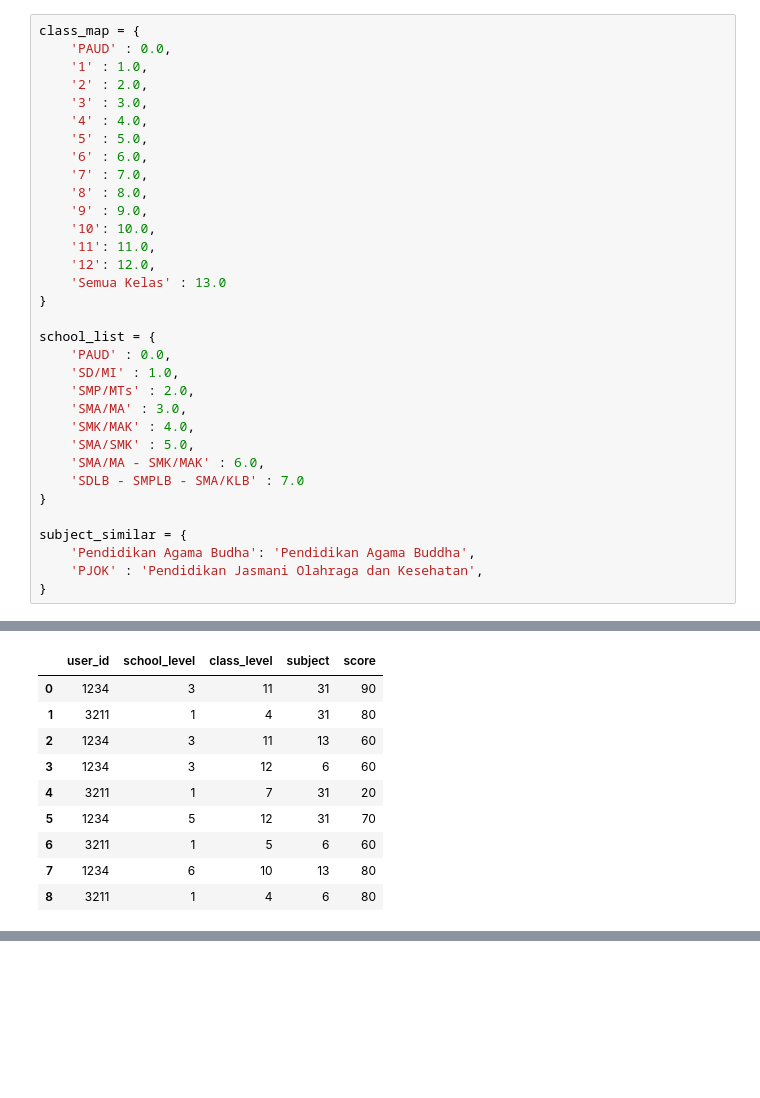
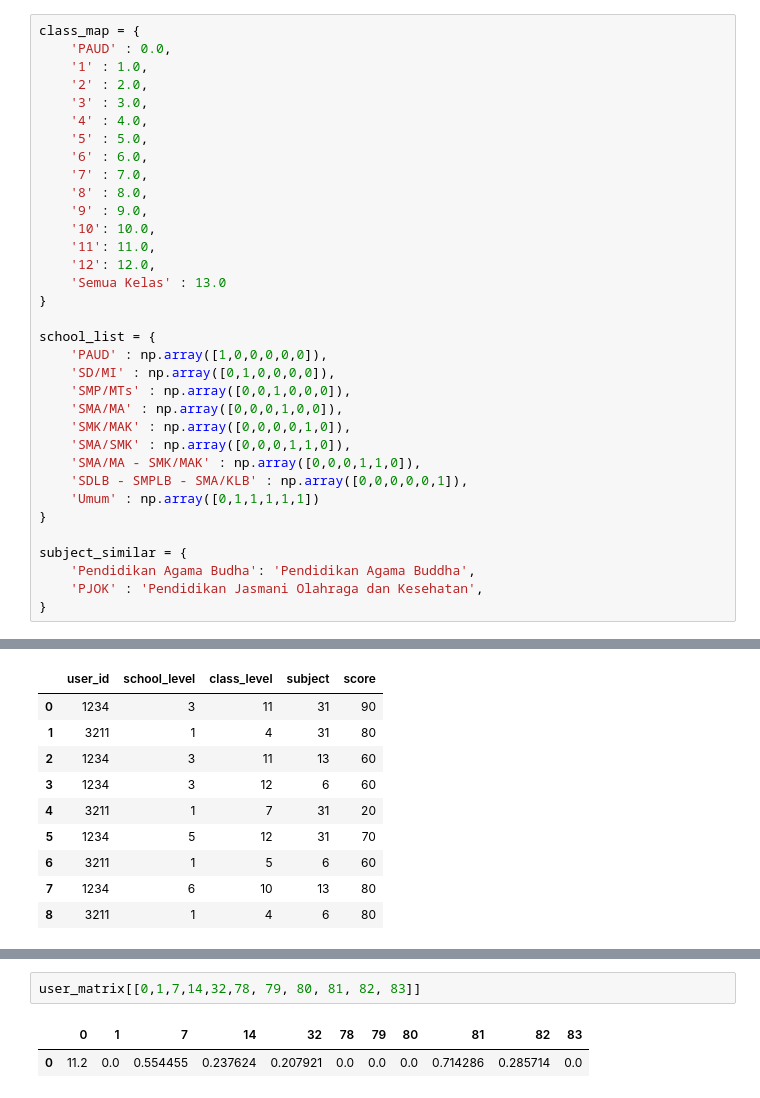
Before and after one commit to zachisoni/book-recommender, a Jupyter notebook: notebooks/book-recommender-for-quiz.ipynb, the cells around one changed output, grey strips where cells are left out. Cells and saved outputs as stored; diff of their text form; blank space fills up the shorter version.

```diff
--- a/notebooks/book-recommender-for-quiz.ipynb
+++ b/notebooks/book-recommender-for-quiz.ipynb
@@ -124,14 +120,15 @@ class_map = {
 }
 
 school_list = {
-    'PAUD' : 0.0,
-    'SD/MI' : 1.0,
-    'SMP/MTs' : 2.0,
-    'SMA/MA' : 3.0,
-    'SMK/MAK' : 4.0,
-    'SMA/SMK' : 5.0,
-    'SMA/MA - SMK/MAK' : 6.0,
-    'SDLB - SMPLB - SMA/KLB' : 7.0
+    'PAUD' : np.array([1,0,0,0,0,0]),
+    'SD/MI' : np.array([0,1,0,0,0,0]),
+    'SMP/MTs' : np.array([0,0,1,0,0,0]),
+    'SMA/MA' : np.array([0,0,0,1,0,0]),
+    'SMK/MAK' : np.array([0,0,0,0,1,0]),
+    'SMA/SMK' : np.array([0,0,0,1,1,0]),
+    'SMA/MA - SMK/MAK' : np.array([0,0,0,1,1,0]),
+    'SDLB - SMPLB - SMA/KLB' : np.array([0,0,0,0,0,1]),
+    'Umum' : np.array([0,1,1,1,1,1])
 }
 
 subject_similar = {
@@ -257,0 +297,5 @@ user_matrix.loc[:,2:].transpose()
+# %%
+user_matrix[[0,1,7,14,32,78, 79, 80, 81, 82, 83]]
+# %% [output]
+|  | 0 | 1 | 7 | 14 | 32 | 78 | 79 | 80 | 81 | 82 | 83 |
+| 0 | 11.2 | 0.0 | 0.554455 | 0.237624 | 0.207921 | 0.0 | 0.0 | 0.0 | 0.714286 | 0.285714 | 0.0 |
```
Also changed, not shown: parts of 30 cells of this notebook.
